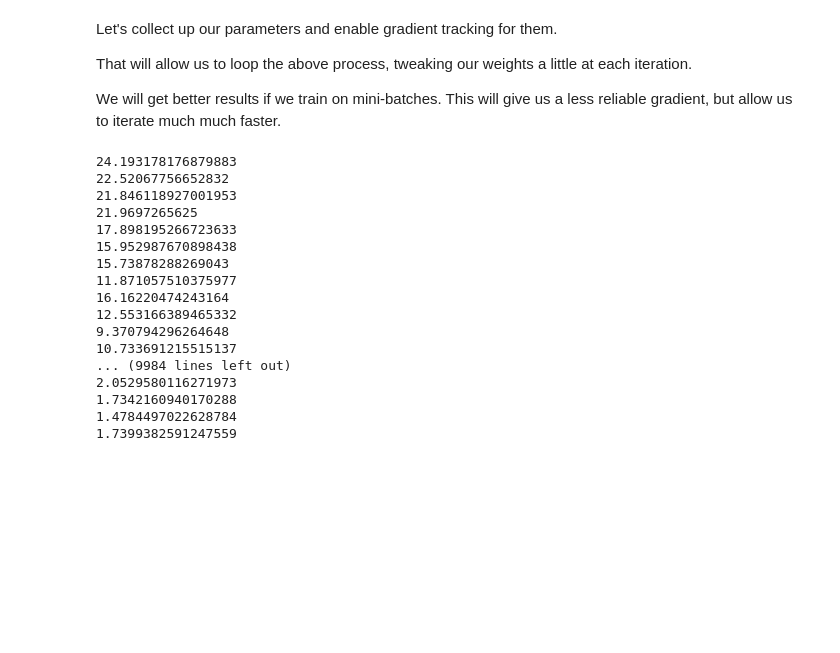
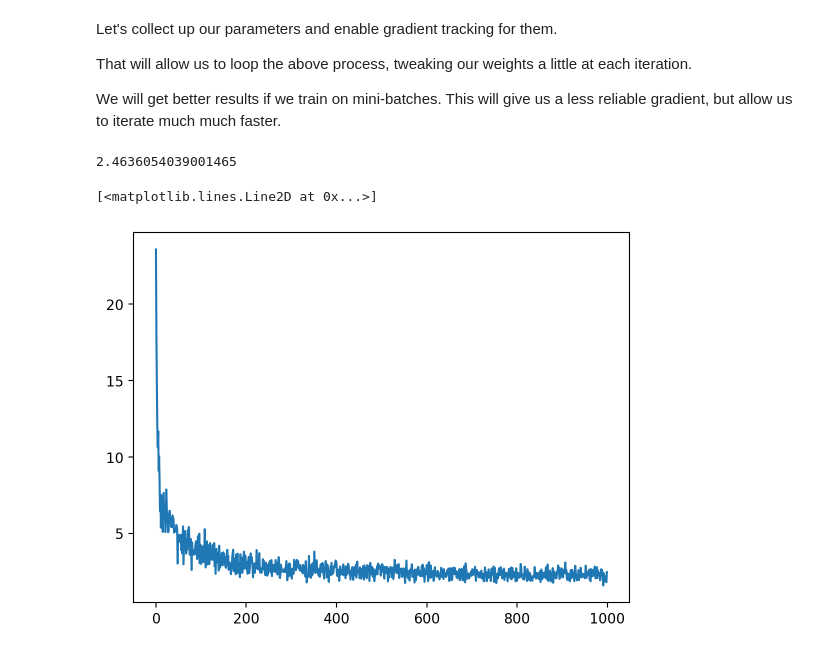
Before and after one commit to Ryan-Palmer/MIDIGen, a Jupyter notebook: src/2 - Batches.ipynb, the cells around one changed output. Cells and saved outputs as stored; diff of their text form; code cells hidden in the pictures; blank space fills up the shorter version.

Commit message:
Graph the output

```diff
--- a/src/2 - Batches.ipynb
+++ b/src/2 - Batches.ipynb
@@ -512,8 +512,11 @@ That will allow us to loop the above process, tweaking our weights a little at e
 
 We will get better results if we train on mini-batches. This will give us a less reliable gradient, but allow us to iterate much much faster.
 # %%
+import matplotlib.pyplot as plt
+
+# These were selected partially by copying Karpthy's settings and partially by trial and error. We could do a proper hyperparameter search.
 neurons = 100
-iterations = 10000
+iterations = 1000
 learning_rate = 0.1
 minibatch_size = 64
 
@@ -522,48 +525,39 @@ b1 = torch.randn((neurons), device=device)
 W2 = torch.randn((neurons, vocab_size), device=device)
 b2 = torch.randn((vocab_size), device=device)
 parameters = [C, W1, b1, W2, b2]
 
 for p in parameters:
     p.requires_grad = True
+
+losses = []
 
 for _ in range(iterations):
 
     # Configure minibatch
     ix = torch.randint(0, X.shape[0], (minibatch_size,)) # randomly pick indices
     labels = Y[ix]
 
     # Forward pass
     emb = C[X[ix]] # (minibatch_size, block_size, embed_size)
     emb_flattened = emb.view(-1, (block_size*embed_size))
     h = torch.tanh(emb_flattened @ W1 + b1)
     logits = h @ W2 + b2
     loss = F.cross_entropy(logits, labels)
 
     # Backward pass
     for p in parameters:
         p.grad = None
     loss.backward()
 
     # Update weights
     for p in parameters:
         p.data -= learning_rate * p.grad
 
-    print(loss.item())
+    losses.append(loss.item())
+
+print(loss.item())
+plt.plot(losses)
 # %% [output]
-24.193178176879883
-22.52067756652832
-21.846118927001953
-21.9697265625
-17.898195266723633
-15.952987670898438
-15.73878288269043
-11.871057510375977
-16.16220474243164
-12.553166389465332
-9.370794296264648
-10.733691215515137
-... (9984 lines left out)
-2.0529580116271973
-1.7342160940170288
-1.4784497022628784
-1.7399382591247559
+2.4636054039001465
+[<matplotlib.lines.Line2D at 0x...>]
+[figure, added]
```
Also changed, not shown: parts of 1 cell of this notebook.
